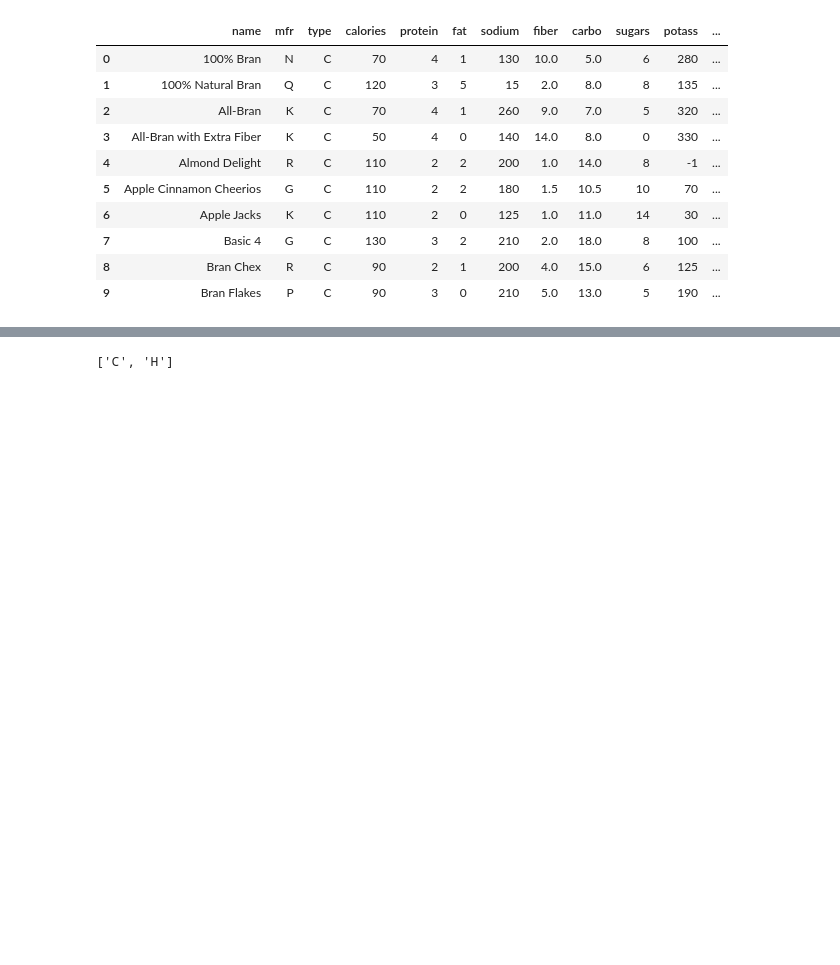
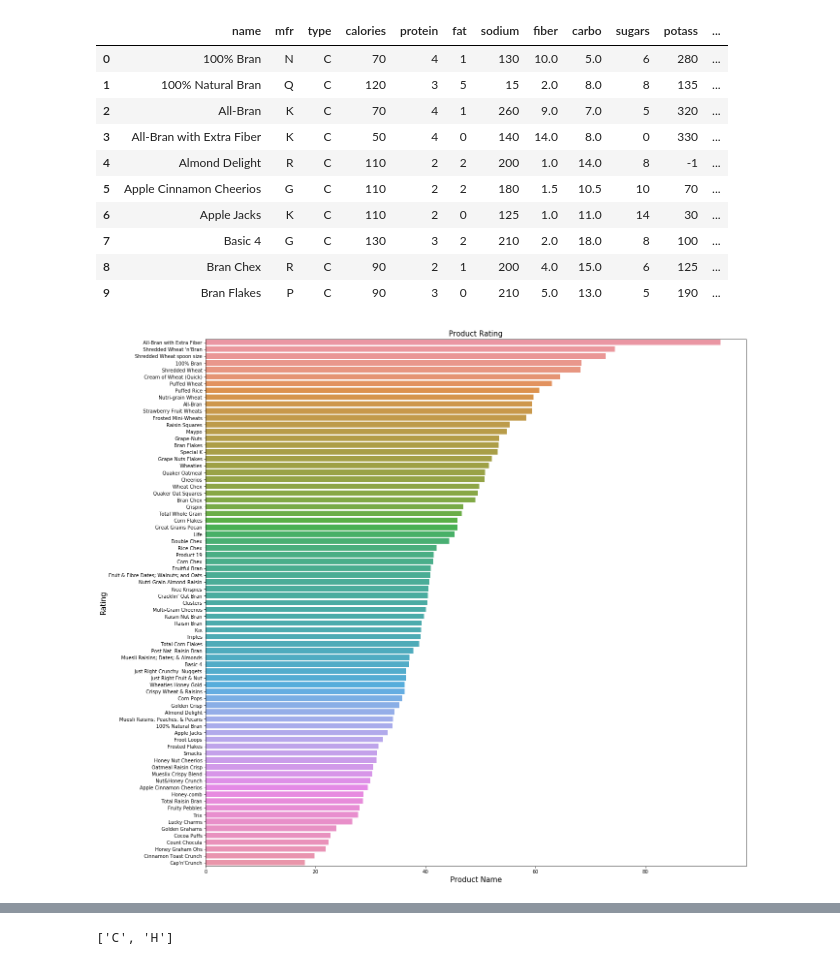
Before and after one commit to Rishit-dagli/10-Days-of-ML, a Jupyter notebook: Day 3/task2.ipynb, the cells around one changed output, grey strips where cells are left out. Saved outputs shown, nothing was run; the diff lists cells and outputs as text; code cells hidden in the pictures; blank space fills up the shorter version.

```diff
--- a/Day 3/task2.ipynb
+++ b/Day 3/task2.ipynb
@@ -20,3 +20,14 @@ data.head(10)
 | 7 | Basic 4 | G | C | 130 | 3 | 2 | 210 | 2.0 | 18.0 | 8 | 100 | ... |
 | 8 | Bran Chex | R | C | 90 | 2 | 1 | 200 | 4.0 | 15.0 | 6 | 125 | ... |
 | 9 | Bran Flakes | P | C | 90 | 3 | 0 | 210 | 5.0 | 13.0 | 5 | 190 | ... |
+# %%
+# Visualization product ranking
+data = data.sort_values(['rating'],ascending=False).reset_index(drop=True)
+plt.figure(figsize=(20,20))
+sns.barplot(x=data["rating"],y=data["name"])
+plt.xlabel("Product Name",fontsize=15)
+plt.ylabel("Rating",fontsize=15)
+plt.title("Product Rating",fontsize=15)
+plt.show()
+# %% [output]
+[figure, added]
```
Also changed, not shown: parts of 11 cells of this notebook.
